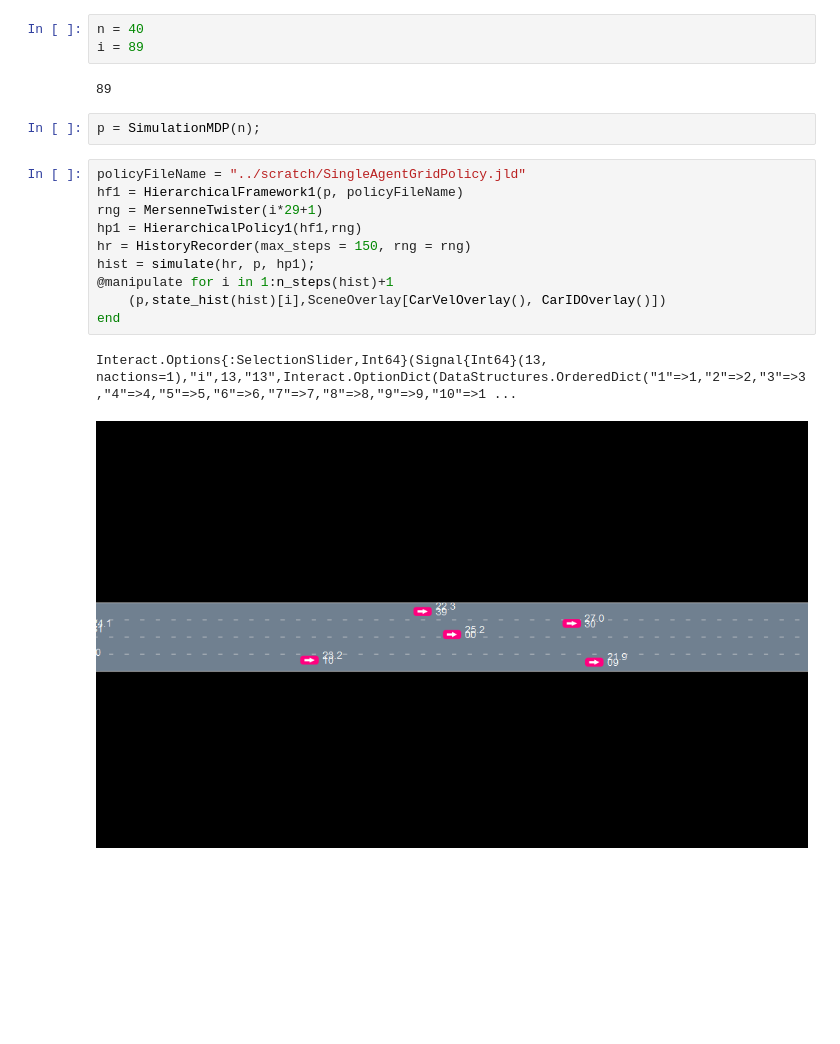
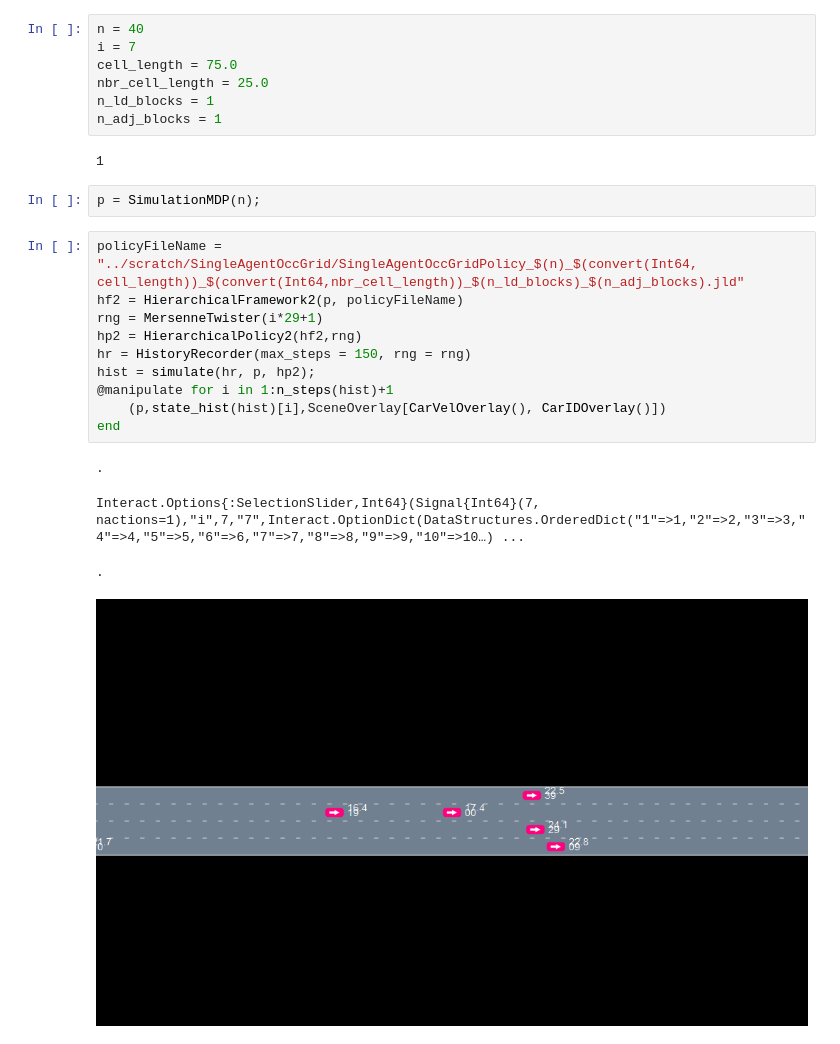
Before and after one commit to ekhlasssonu/HierarchicalDriving.jl, a Jupyter notebook: notebooks/FlatMDPViz2.ipynb, the cells around one changed output. Cells and saved outputs as stored; diff of their text form; blank space fills up the shorter version.

```diff
--- a/notebooks/FlatMDPViz2.ipynb
+++ b/notebooks/FlatMDPViz2.ipynb
@@ -9,23 +9,29 @@ import ParticleFilters: obs_weight
 import Base: ==, +, *, -, <, >, copy, Random, hash
 # %% [output]
 [interactive output not drawn]
-# %%
-n = 40
-i = 89
-# %% [output]
-89
+# %%
+n = 40
+i = 7
+cell_length = 75.0
+nbr_cell_length = 25.0
+n_ld_blocks = 1
+n_adj_blocks = 1
+# %% [output]
+1
 # %%
 p = SimulationMDP(n);
 # %%
-policyFileName = "../scratch/SingleAgentGridPolicy.jld"
-hf1 = HierarchicalFramework1(p, policyFileName)
+policyFileName = "../scratch/SingleAgentOccGrid/SingleAgentOccGridPolicy_$(n)_$(convert(Int64, cell_length))_$(convert(Int64,nbr_cell_length))_$(n_ld_blocks)_$(n_adj_blocks).jld"
+hf2 = HierarchicalFramework2(p, policyFileName)
 rng = MersenneTwister(i*29+1)
-hp1 = HierarchicalPolicy1(hf1,rng)
+hp2 = HierarchicalPolicy2(hf2,rng)
 hr = HistoryRecorder(max_steps = 150, rng = rng)
-hist = simulate(hr, p, hp1);
+hist = simulate(hr, p, hp2);
 @manipulate for i in 1:n_steps(hist)+1
     (p,state_hist(hist)[i],SceneOverlay[CarVelOverlay(), CarIDOverlay()])
 end
 # %% [output]
-Interact.Options{:SelectionSlider,Int64}(Signal{Int64}(13, nactions=1),"i",13,"13",Interact.OptionDict(DataStructures.OrderedDict("1"=>1,"2"=>2,"3"=>3,"4"=>4,"5"=>5,"6"=>6,"7"=>7,"8"=>8,"9"=>9,"10"=>1 ...
+.
+Interact.Options{:SelectionSlider,Int64}(Signal{Int64}(7, nactions=1),"i",7,"7",Interact.OptionDict(DataStructures.OrderedDict("1"=>1,"2"=>2,"3"=>3,"4"=>4,"5"=>5,"6"=>6,"7"=>7,"8"=>8,"9"=>9,"10"=>10…) ...
+.
-[figure, old version]
+[figure, new version]
```
Also changed, not shown: 23 other files.
